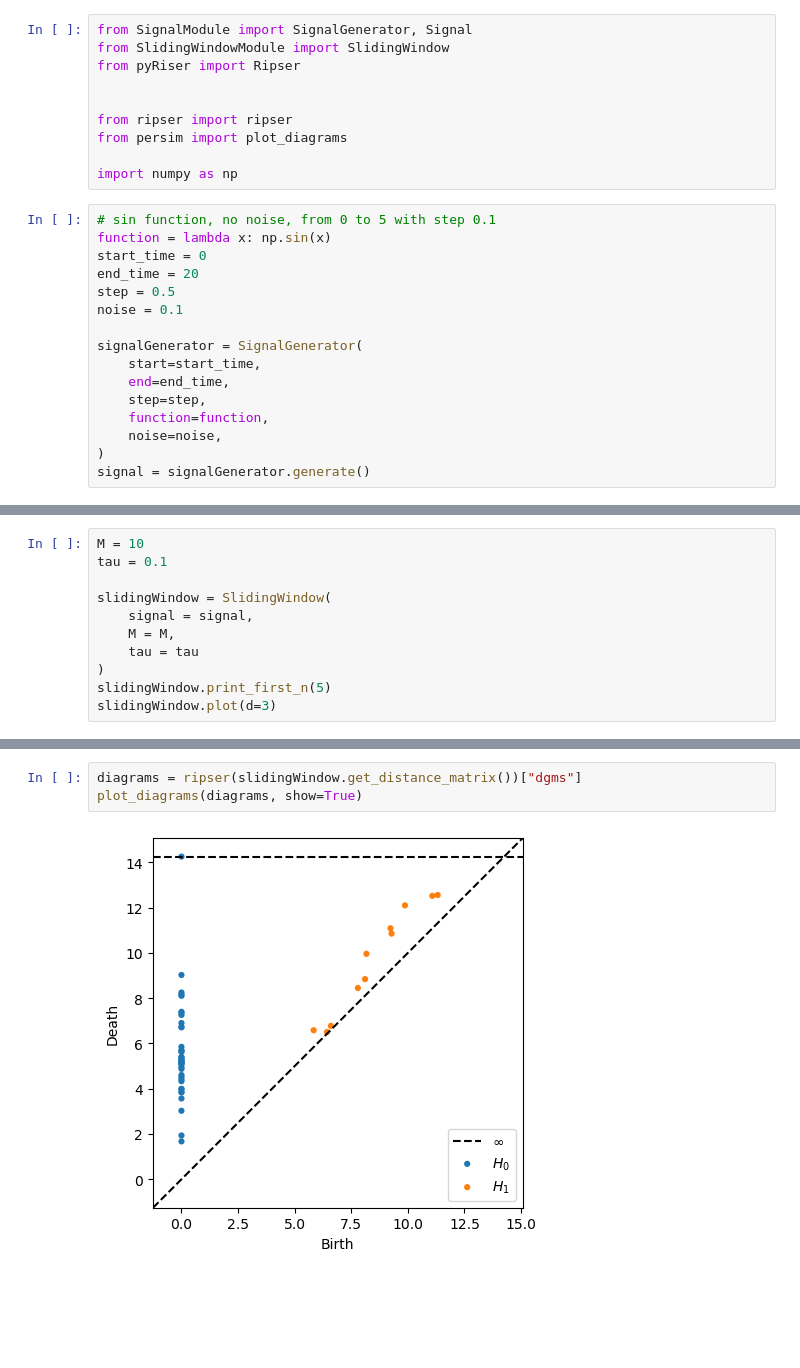
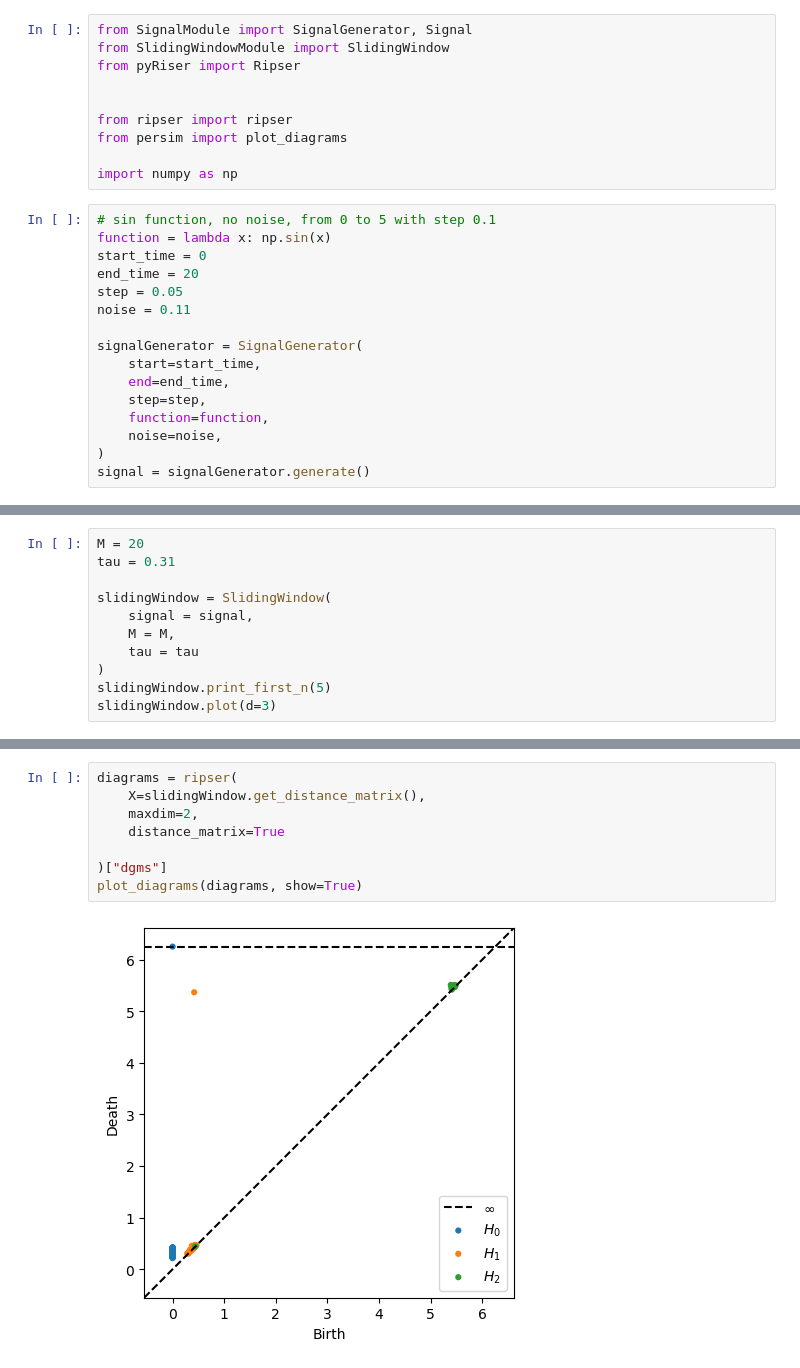
Before and after one commit to LanSevcnikar/uni-funkcijsko-programiranje, a Jupyter notebook: seminarska/main.ipynb, the cells around one changed output, grey strips where cells are left out. Drawn from its saved outputs; the diff is of its cells as text; blank space fills up the shorter version.

```diff
--- a/seminarska/main.ipynb
+++ b/seminarska/main.ipynb
@@ -13,8 +13,8 @@ import numpy as np
 function = lambda x: np.sin(x)
 start_time = 0
 end_time = 20
-step = 0.5
-noise = 0.1
+step = 0.05
+noise = 0.11
 
 signalGenerator = SignalGenerator(
     start=start_time,
@@ -31,6 +31,6 @@ signal.plot()
 # %%
-M = 10
-tau = 0.1
+M = 20
+tau = 0.31
 
 slidingWindow = SlidingWindow(
     signal = signal,
@@ -54,5 +64,10 @@ Point 4: (2.0, array([-0.10598727,  0.16826551,  0.16826551,  0.16826551,  0.168
 # %%
-diagrams = ripser(slidingWindow.get_distance_matrix())["dgms"]
+diagrams = ripser(
+    X=slidingWindow.get_distance_matrix(),
+    maxdim=2,
+    distance_matrix=True
+
+)["dgms"]
 plot_diagrams(diagrams, show=True)
 # %% [output]
-[figure, old version]
+[figure, new version]
```
Also changed, not shown: parts of 3 cells of this notebook, 2 other files.
